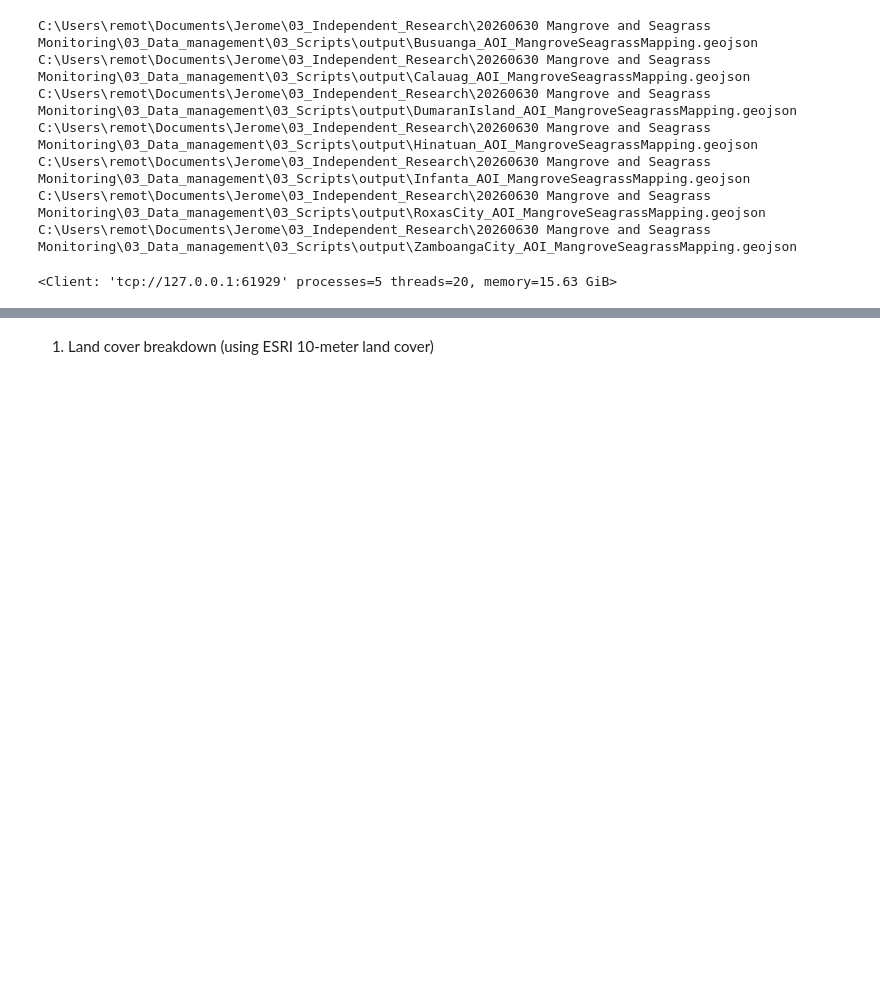
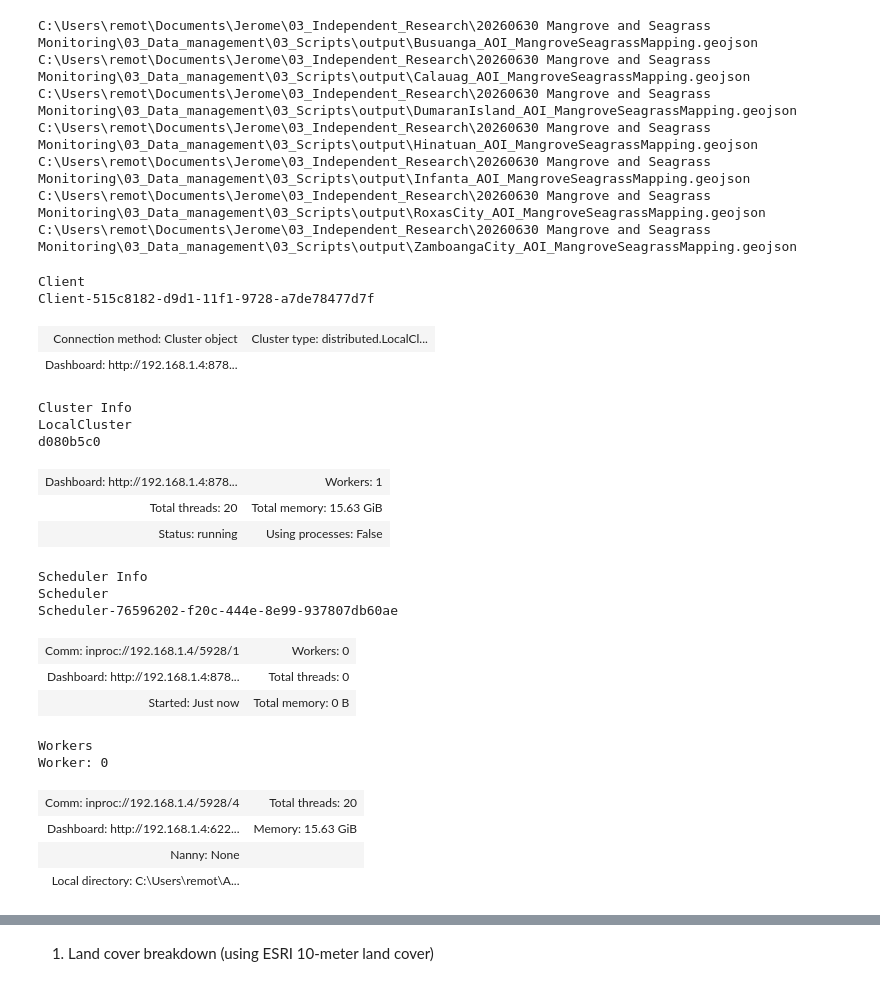
Before and after one commit to jeromemaiquez/gms-ir-mangrove-seagrass-surigao, a Jupyter notebook: notebooks/aoi_characteristics.ipynb, the cells around one changed output, grey strips where cells are left out. Drawn from its saved outputs; the diff is of its cells as text; code cells hidden in the pictures; blank space fills up the shorter version.

```diff
--- a/notebooks/aoi_characteristics.ipynb
+++ b/notebooks/aoi_characteristics.ipynb
@@ -82,7 +127,28 @@ C:\Users\remot\Documents\Jerome\03_Independent_Research\20260630 Mangrove and Se
 C:\Users\remot\Documents\Jerome\03_Independent_Research\20260630 Mangrove and Seagrass Monitoring\03_Data_management\03_Scripts\output\RoxasCity_AOI_MangroveSeagrassMapping.geojson
 C:\Users\remot\Documents\Jerome\03_Independent_Research\20260630 Mangrove and Seagrass Monitoring\03_Data_management\03_Scripts\output\ZamboangaCity_AOI_MangroveSeagrassMapping.geojson
 # %%
-client = Client()
+client = Client(processes=False)
 client
 # %% [output]
-<Client: 'tcp://127.0.0.1:61929' processes=5 threads=20, memory=15.63 GiB>
+Client
+Client-515c8182-d9d1-11f1-9728-a7de78477d7f
+| Connection method: Cluster object | Cluster type: distributed.LocalCl... |
+| Dashboard: http://192.168.1.4:878... |  |
+Cluster Info
+LocalCluster
+d080b5c0
+| Dashboard: http://192.168.1.4:878... | Workers: 1 |
+| Total threads: 20 | Total memory: 15.63 GiB |
+| Status: running | Using processes: False |
+Scheduler Info
+Scheduler
+Scheduler-76596202-f20c-444e-8e99-937807db60ae
+| Comm: inproc://192.168.1.4/5928/1 | Workers: 0 |
+| Dashboard: http://192.168.1.4:878... | Total threads: 0 |
+| Started: Just now | Total memory: 0 B |
+Workers
+Worker: 0
+| Comm: inproc://192.168.1.4/5928/4 | Total threads: 20 |
+| Dashboard: http://192.168.1.4:622... | Memory: 15.63 GiB |
+| Nanny: None |  |
+| Local directory: C:\Users\remot\A... |  |
```
Also changed, not shown: parts of 14 cells of this notebook, 1 other file.
